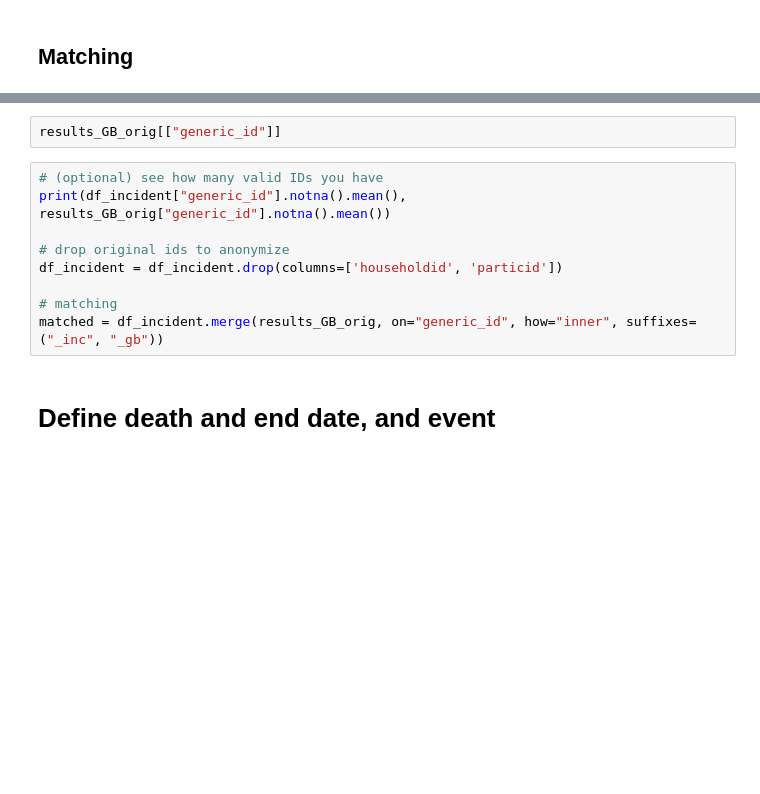
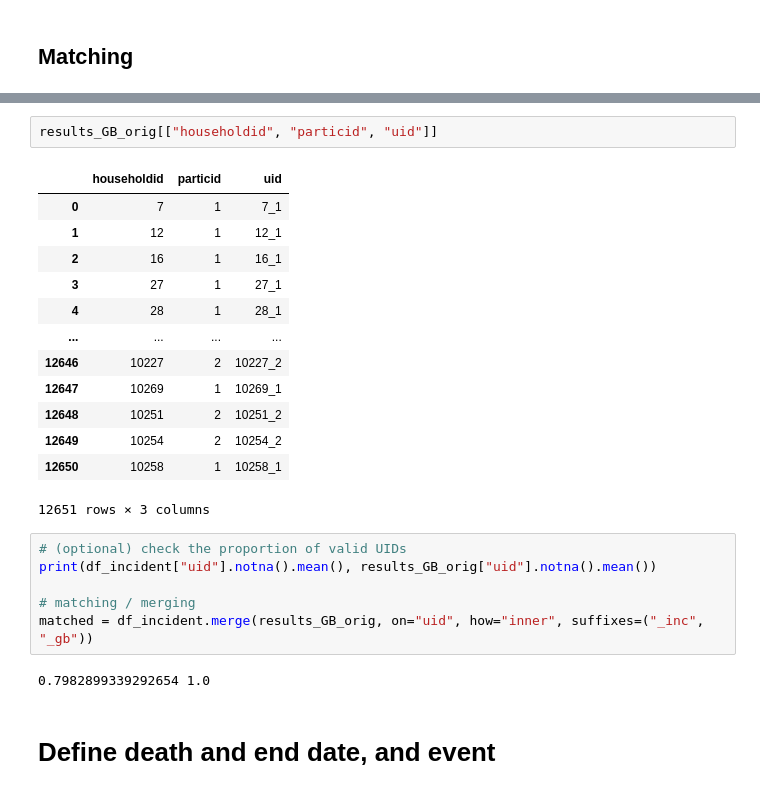
Before and after one commit to sowiroar/BBAGs-Mortality, a Jupyter notebook: BBAGs-Mortality/Mortality_Models/Mortality-results-Model-A-biomarker-comparision.ipynb, the cells around one changed output, grey strips where cells are left out. Drawn from its saved outputs; the diff is of its cells as text; blank space fills up the shorter version.

```diff
--- a/BBAGs-Mortality/Mortality_Models/Mortality-results-Model-A-biomarker-comparision.ipynb
+++ b/BBAGs-Mortality/Mortality_Models/Mortality-results-Model-A-biomarker-comparision.ipynb
@@ -106,14 +120,27 @@ df_incident[["householdid", "particid", "generic_id"]]
 # %%
-results_GB_orig[["generic_id"]]
+results_GB_orig[["householdid", "particid", "uid"]]
+# %% [output]
+|  | householdid | particid | uid |
+| 0 | 7 | 1 | 7_1 |
+| 1 | 12 | 1 | 12_1 |
+| 2 | 16 | 1 | 16_1 |
+| 3 | 27 | 1 | 27_1 |
+| 4 | 28 | 1 | 28_1 |
+| ... | ... | ... | ... |
+| 12646 | 10227 | 2 | 10227_2 |
+| 12647 | 10269 | 1 | 10269_1 |
+| 12648 | 10251 | 2 | 10251_2 |
+| 12649 | 10254 | 2 | 10254_2 |
+| 12650 | 10258 | 1 | 10258_1 |
+12651 rows × 3 columns
 # %%
-# (optional) see how many valid IDs you have
-print(df_incident["generic_id"].notna().mean(), results_GB_orig["generic_id"].notna().mean())
+# (optional) check the proportion of valid UIDs
+print(df_incident["uid"].notna().mean(), results_GB_orig["uid"].notna().mean())
 
-# drop original ids to anonymize
-df_incident = df_incident.drop(columns=['householdid', 'particid'])
-
-# matching
-matched = df_incident.merge(results_GB_orig, on="generic_id", how="inner", suffixes=("_inc", "_gb"))
+# matching / merging
+matched = df_incident.merge(results_GB_orig, on="uid", how="inner", suffixes=("_inc", "_gb"))
+# %% [output]
+0.7982899339292654 1.0
 # %% [markdown]
 # Define death and end date, and event
 # %% [markdown]
```
Also changed, not shown: parts of 14 cells of this notebook, 14 other files.
